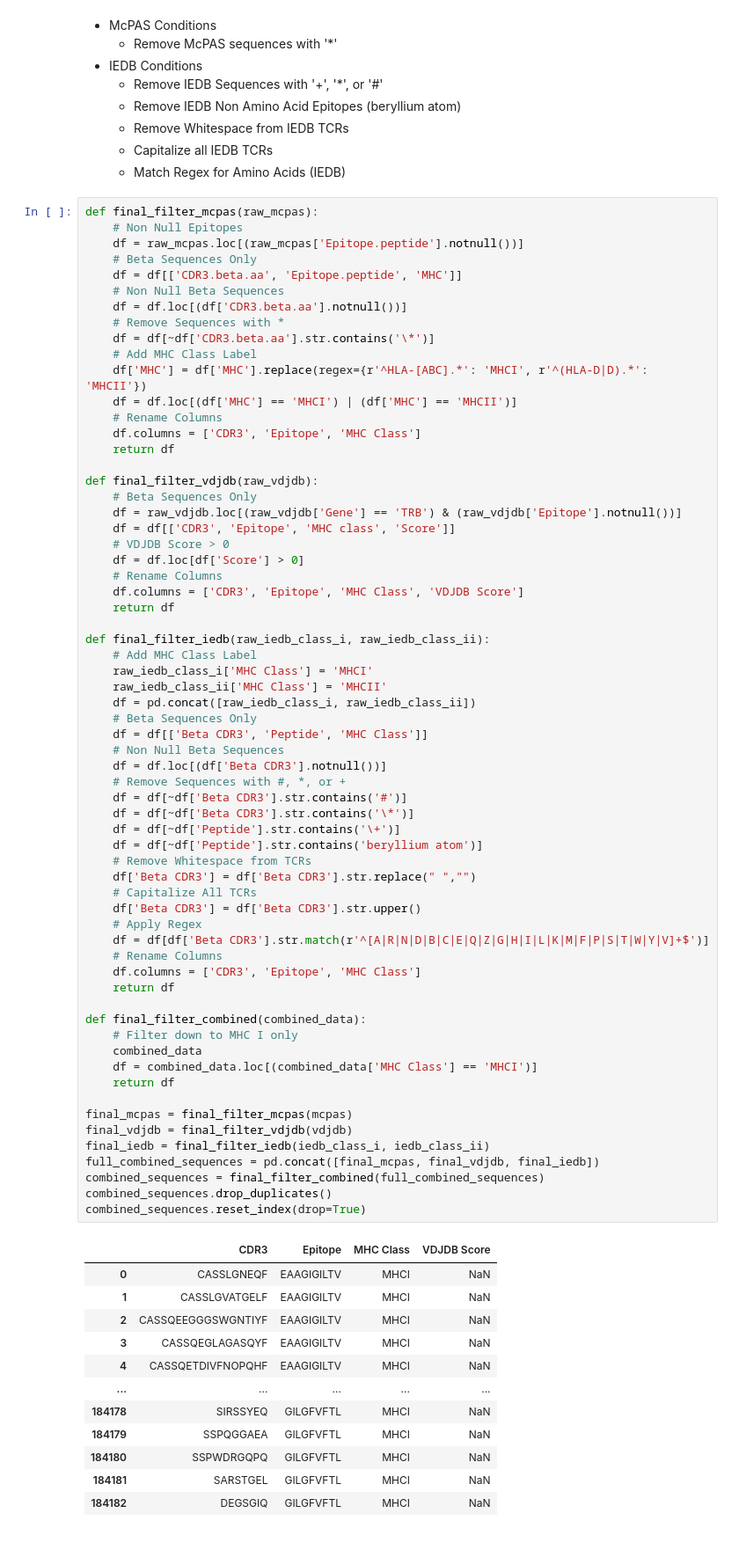
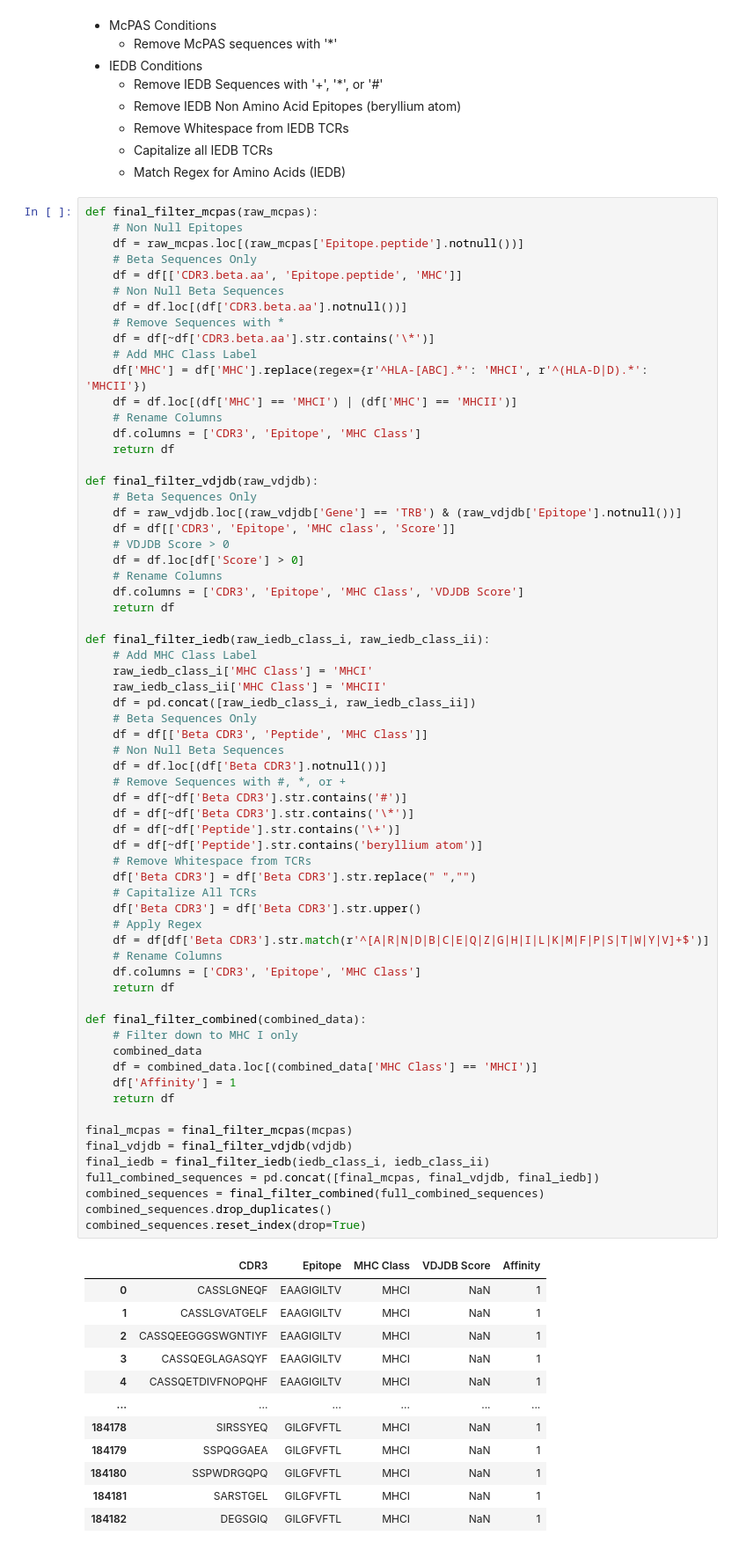
Before and after one commit to Lee-CBG/ATM-TCR, a Jupyter notebook: data/data_analytics.ipynb, the cells around one changed output. Shown at 88% size. Cells and saved outputs as stored; diff of their text form.

```diff
--- a/data/data_analytics.ipynb
+++ b/data/data_analytics.ipynb
@@ -298,42 +299,43 @@ def final_filter_iedb(raw_iedb_class_i, raw_iedb_class_ii):
     df = df.loc[(df['Beta CDR3'].notnull())]
     # Remove Sequences with #, *, or +
     df = df[~df['Beta CDR3'].str.contains('#')]
     df = df[~df['Beta CDR3'].str.contains('\*')]
     df = df[~df['Peptide'].str.contains('\+')]
     df = df[~df['Peptide'].str.contains('beryllium atom')]
     # Remove Whitespace from TCRs
     df['Beta CDR3'] = df['Beta CDR3'].str.replace(" ","")
     # Capitalize All TCRs
     df['Beta CDR3'] = df['Beta CDR3'].str.upper()
     # Apply Regex
     df = df[df['Beta CDR3'].str.match(r'^[A|R|N|D|B|C|E|Q|Z|G|H|I|L|K|M|F|P|S|T|W|Y|V]+$')]
     # Rename Columns
     df.columns = ['CDR3', 'Epitope', 'MHC Class']
     return df
 
 def final_filter_combined(combined_data):
     # Filter down to MHC I only
     combined_data
     df = combined_data.loc[(combined_data['MHC Class'] == 'MHCI')]
+    df['Affinity'] = 1
     return df
 
 final_mcpas = final_filter_mcpas(mcpas)
 final_vdjdb = final_filter_vdjdb(vdjdb)
 final_iedb = final_filter_iedb(iedb_class_i, iedb_class_ii)
 full_combined_sequences = pd.concat([final_mcpas, final_vdjdb, final_iedb])
 combined_sequences = final_filter_combined(full_combined_sequences)
 combined_sequences.drop_duplicates()
 combined_sequences.reset_index(drop=True)
 # %% [output]
-|  | CDR3 | Epitope | MHC Class | VDJDB Score |
-| 0 | CASSLGNEQF | EAAGIGILTV | MHCI | NaN |
-| 1 | CASSLGVATGELF | EAAGIGILTV | MHCI | NaN |
-| 2 | CASSQEEGGGSWGNTIYF | EAAGIGILTV | MHCI | NaN |
-| 3 | CASSQEGLAGASQYF | EAAGIGILTV | MHCI | NaN |
-| 4 | CASSQETDIVFNOPQHF | EAAGIGILTV | MHCI | NaN |
-| ... | ... | ... | ... | ... |
-| 184178 | SIRSSYEQ | GILGFVFTL | MHCI | NaN |
-| 184179 | SSPQGGAEA | GILGFVFTL | MHCI | NaN |
-| 184180 | SSPWDRGQPQ | GILGFVFTL | MHCI | NaN |
-| 184181 | SARSTGEL | GILGFVFTL | MHCI | NaN |
-| 184182 | DEGSGIQ | GILGFVFTL | MHCI | NaN |
+|  | CDR3 | Epitope | MHC Class | VDJDB Score | Affinity |
+| 0 | CASSLGNEQF | EAAGIGILTV | MHCI | NaN | 1 |
+| 1 | CASSLGVATGELF | EAAGIGILTV | MHCI | NaN | 1 |
+| 2 | CASSQEEGGGSWGNTIYF | EAAGIGILTV | MHCI | NaN | 1 |
+| 3 | CASSQEGLAGASQYF | EAAGIGILTV | MHCI | NaN | 1 |
+| 4 | CASSQETDIVFNOPQHF | EAAGIGILTV | MHCI | NaN | 1 |
+| ... | ... | ... | ... | ... | ... |
+| 184178 | SIRSSYEQ | GILGFVFTL | MHCI | NaN | 1 |
+| 184179 | SSPQGGAEA | GILGFVFTL | MHCI | NaN | 1 |
+| 184180 | SSPWDRGQPQ | GILGFVFTL | MHCI | NaN | 1 |
+| 184181 | SARSTGEL | GILGFVFTL | MHCI | NaN | 1 |
+| 184182 | DEGSGIQ | GILGFVFTL | MHCI | NaN | 1 |
```
Also changed, not shown: parts of 7 cells of this notebook.
